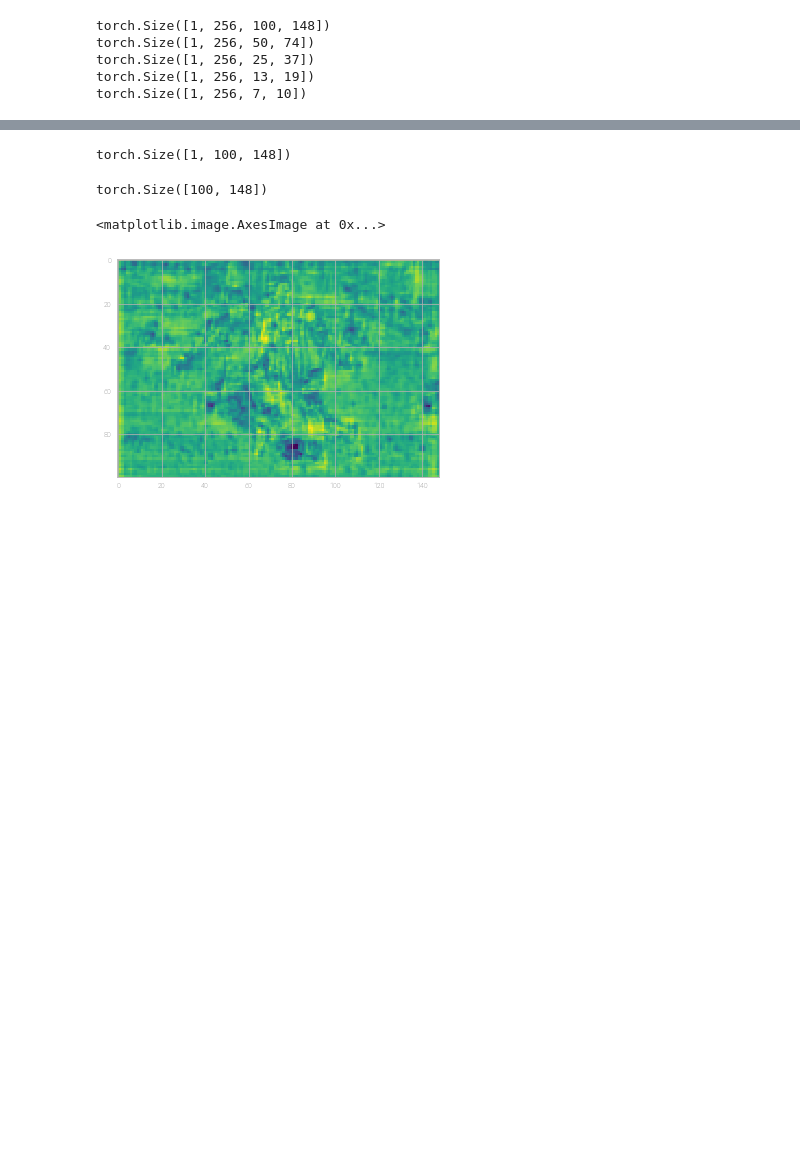
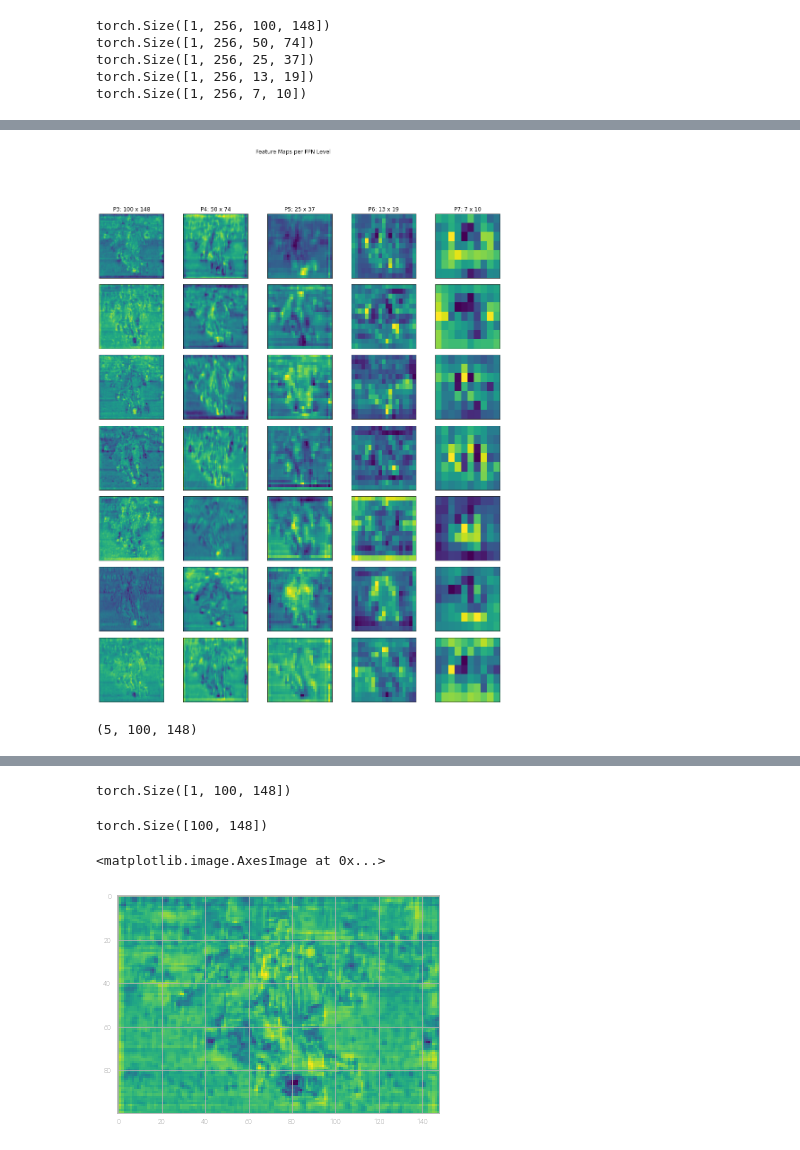
Before and after one commit to fastforwardlabs/one-stage-od-inference, a Jupyter notebook: Inference_walkthrough.ipynb, the cells around one changed output, grey strips where cells are left out. Drawn from its saved outputs; the diff is of its cells as text; code cells hidden in the pictures; blank space fills up the shorter version.

```diff
--- a/Inference_walkthrough.ipynb
+++ b/Inference_walkthrough.ipynb
@@ -283,0 +356,4 @@ torch.Size([1, 256, 7, 10])
+# %%
+a
+# %% [output]
+[figure, added]
@@ -283,0 +364,4 @@ torch.Size([1, 256, 7, 10])
+# %%
+samples[0].shape
+# %% [output]
+(5, 100, 148)
```
Also changed, not shown: parts of 23 cells of this notebook, 1 other file.
